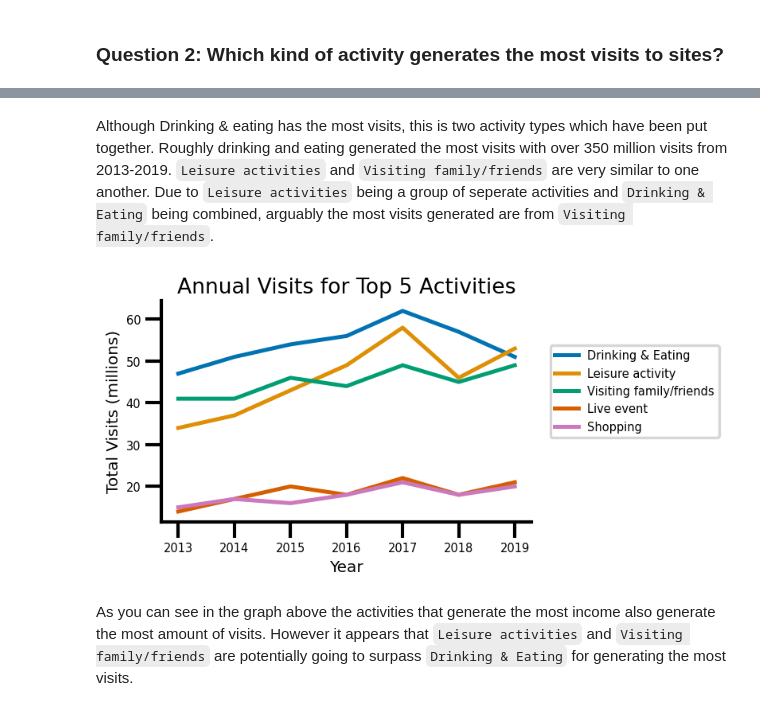
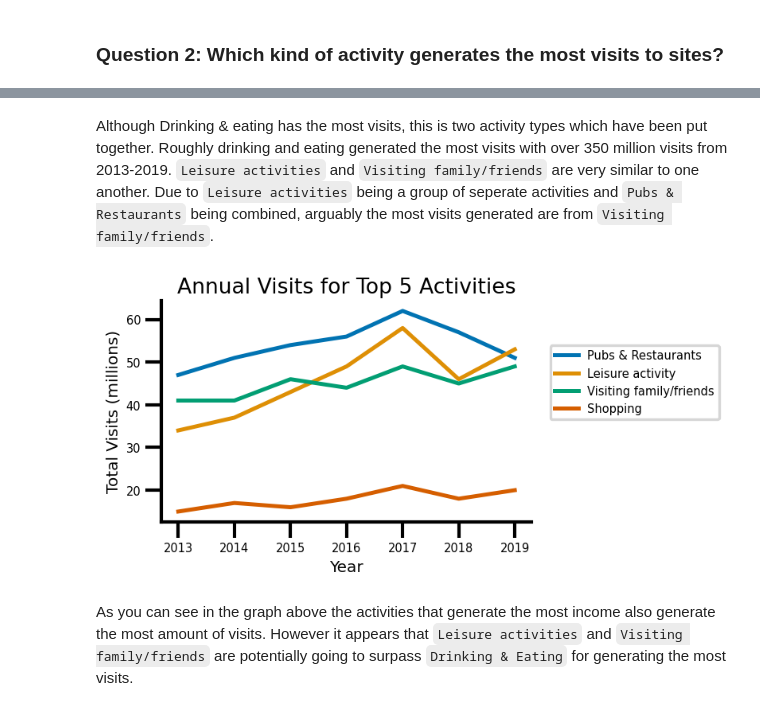
Before and after one commit to mjmarr/visit_scotland_final_project, a Jupyter notebook: Analysis.ipynb, the cells around one changed output, grey strips where cells are left out. Saved outputs shown, nothing was run; the diff lists cells and outputs as text; code cells hidden in the pictures.

```diff
--- a/Analysis.ipynb
+++ b/Analysis.ipynb
@@ -184,17 +163,17 @@ plt.xticks(rotation = 45, ha='right');
 # %% [markdown]
-Although Drinking & eating has the most visits, this is two activity types which have been put together. Roughly drinking and eating generated the most visits with over 350 million visits from 2013-2019. `Leisure activities` and `Visiting family/friends`  are very similar to one another. Due to `Leisure activities` being a group of seperate activities and `Drinking & Eating` being combined, arguably the most visits generated are from `Visiting family/friends`.
+Although Drinking & eating has the most visits, this is two activity types which have been put together. Roughly drinking and eating generated the most visits with over 350 million visits from 2013-2019. `Leisure activities` and `Visiting family/friends`  are very similar to one another. Due to `Leisure activities` being a group of seperate activities and `Pubs & Restaurants` being combined, arguably the most visits generated are from `Visiting family/friends`.
 # %%
 #lineplot
 sns.lineplot(
-    data=activity_q2_2.query("activity_type.isin(['Drinking & Eating', 'Leisure activity','Shopping', 'Visiting family/friends','Live event'])"),
+    data=activity_q2_2.query("activity_type.isin(['Pubs & Restaurants', 'Leisure activity','Shopping', 'Visiting family/friends','Live event'])"),
     x='year', y='total_visits_per_year', hue='activity_type', palette='colorblind')
 sns.despine()
 plt.legend(bbox_to_anchor=(1.05, 0.8), loc='upper left', borderaxespad=0)
 plt.xlabel("Year", fontsize = 12)
 plt.ylabel("Total Visits (millions)" , fontsize = 12)
 plt.title('Annual Visits for Top 5 Activities' , fontsize = 16);
 # %% [output]
-[figure, old version]
+[figure, new version]
 # %% [markdown]
 As you can see in the graph above the activities that generate the most income also generate the most amount of visits. However it appears that `Leisure activities` and `Visiting family/friends` are potentially going to surpass `Drinking & Eating` for generating the most visits.
 # %%
```
Also changed, not shown: parts of 18 cells of this notebook, 2 other files.
